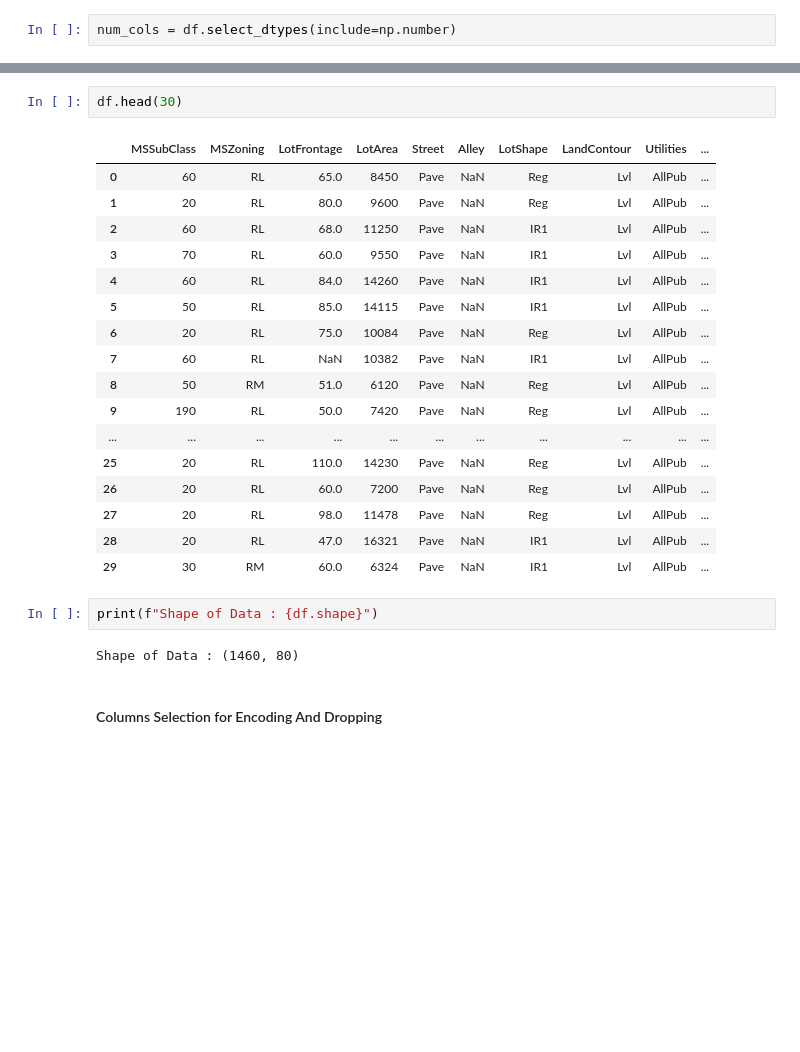
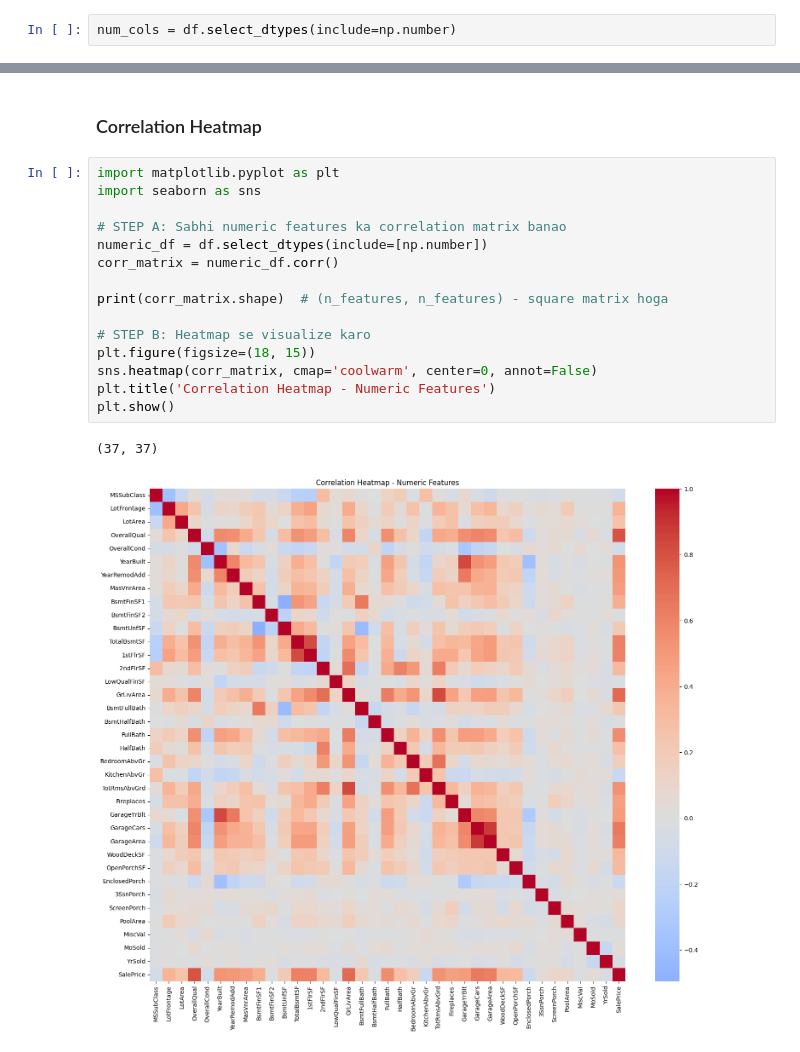
Before and after one commit to Itz-Me-Sumit/Data-Science, a Jupyter notebook: 7_Machine_Learning/1_Linear_Regression/LinearRegresionProject.ipynb, the cells around one changed output, grey strips where cells are left out. Drawn from its saved outputs; the diff is of its cells as text; blank space fills up the shorter version.

```diff
--- a/7_Machine_Learning/1_Linear_Regression/LinearRegresionProject.ipynb
+++ b/7_Machine_Learning/1_Linear_Regression/LinearRegresionProject.ipynb
@@ -163,26 +267,20 @@ for col in cols:
+# %% [markdown]
+### Correlation Heatmap
 # %%
-df.head(30)
+import matplotlib.pyplot as plt
+import seaborn as sns
+
+# STEP A: Sabhi numeric features ka correlation matrix banao
+numeric_df = df.select_dtypes(include=[np.number])
+corr_matrix = numeric_df.corr()
+
+print(corr_matrix.shape)  # (n_features, n_features) - square matrix hoga
+
+# STEP B: Heatmap se visualize karo
+plt.figure(figsize=(18, 15))
+sns.heatmap(corr_matrix, cmap='coolwarm', center=0, annot=False)
+plt.title('Correlation Heatmap - Numeric Features')
+plt.show()
 # %% [output]
-|  | MSSubClass | MSZoning | LotFrontage | LotArea | Street | Alley | LotShape | LandContour | Utilities | ... |
-| 0 | 60 | RL | 65.0 | 8450 | Pave | NaN | Reg | Lvl | AllPub | ... |
-| 1 | 20 | RL | 80.0 | 9600 | Pave | NaN | Reg | Lvl | AllPub | ... |
-| 2 | 60 | RL | 68.0 | 11250 | Pave | NaN | IR1 | Lvl | AllPub | ... |
-| 3 | 70 | RL | 60.0 | 9550 | Pave | NaN | IR1 | Lvl | AllPub | ... |
-| 4 | 60 | RL | 84.0 | 14260 | Pave | NaN | IR1 | Lvl | AllPub | ... |
-| 5 | 50 | RL | 85.0 | 14115 | Pave | NaN | IR1 | Lvl | AllPub | ... |
-| 6 | 20 | RL | 75.0 | 10084 | Pave | NaN | Reg | Lvl | AllPub | ... |
-| 7 | 60 | RL | NaN | 10382 | Pave | NaN | IR1 | Lvl | AllPub | ... |
-| 8 | 50 | RM | 51.0 | 6120 | Pave | NaN | Reg | Lvl | AllPub | ... |
-| 9 | 190 | RL | 50.0 | 7420 | Pave | NaN | Reg | Lvl | AllPub | ... |
-| ... | ... | ... | ... | ... | ... | ... | ... | ... | ... | ... |
-| 25 | 20 | RL | 110.0 | 14230 | Pave | NaN | Reg | Lvl | AllPub | ... |
-| 26 | 20 | RL | 60.0 | 7200 | Pave | NaN | Reg | Lvl | AllPub | ... |
-| 27 | 20 | RL | 98.0 | 11478 | Pave | NaN | Reg | Lvl | AllPub | ... |
-| 28 | 20 | RL | 47.0 | 16321 | Pave | NaN | IR1 | Lvl | AllPub | ... |
-| 29 | 30 | RM | 60.0 | 6324 | Pave | NaN | IR1 | Lvl | AllPub | ... |
+(37, 37)
+[figure, added]
-# %%
-print(f"Shape of Data : {df.shape}")
-# %% [output]
-Shape of Data : (1460, 80)
-# %% [markdown]
-#### Columns Selection for Encoding And Dropping
```
Also changed, not shown: parts of 37 cells of this notebook, 3 other files.
